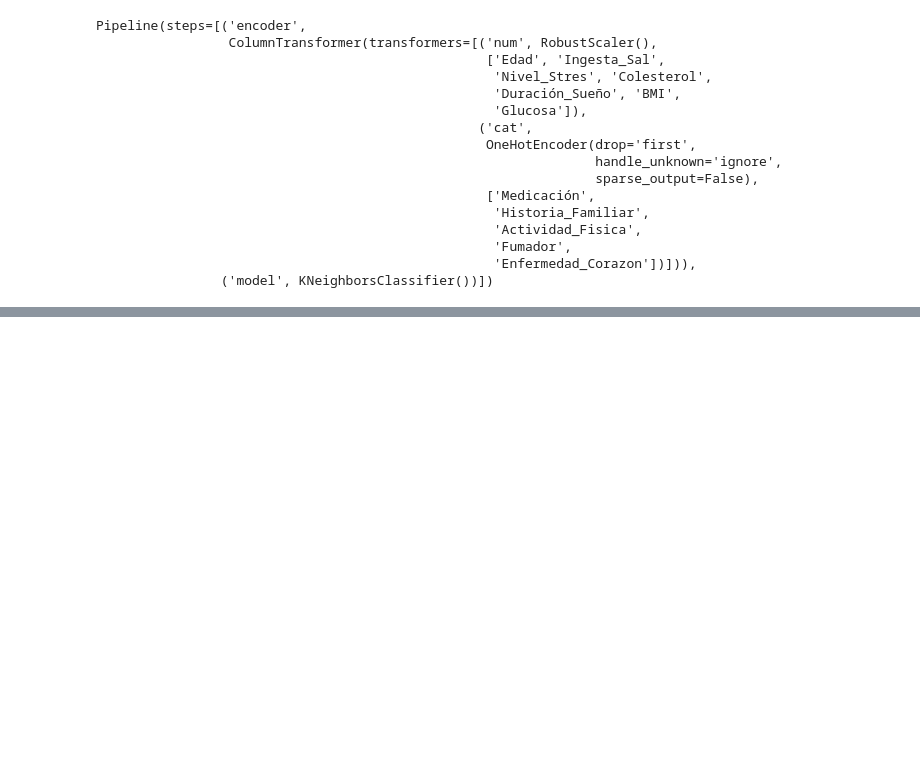
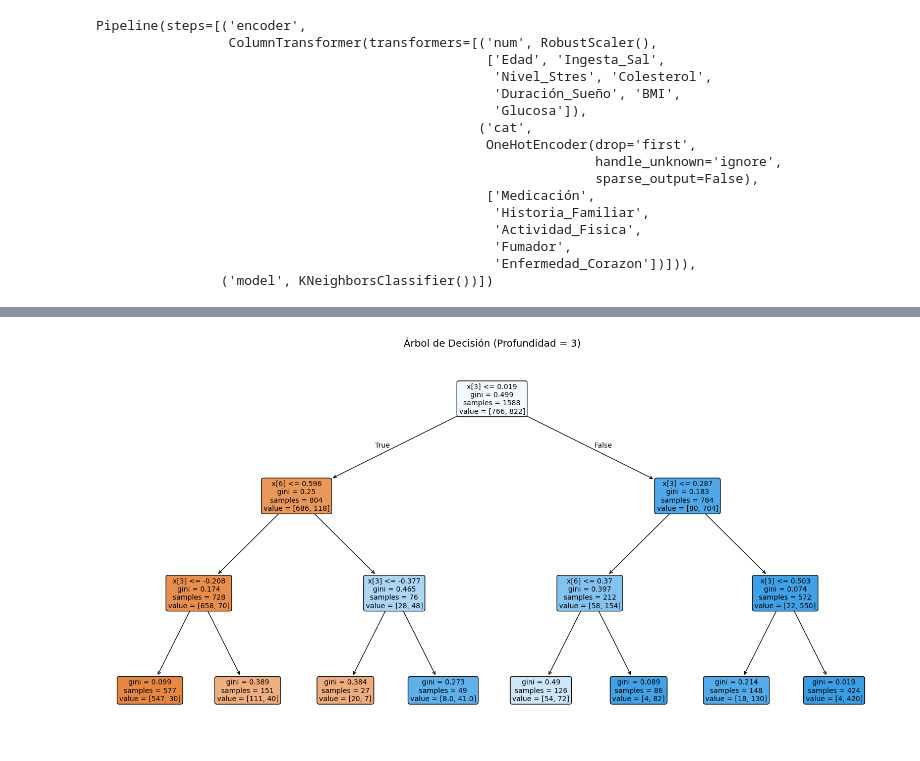
Before and after one commit to dacors-m/ml-principles, a Jupyter notebook: notebooks/stage-2/project-stage-2.ipynb, the cells around one changed output, grey strips where cells are left out. Saved outputs shown, nothing was run; the diff lists cells and outputs as text; code cells hidden in the pictures; blank space fills up the shorter version.

```diff
--- a/notebooks/stage-2/project-stage-2.ipynb
+++ b/notebooks/stage-2/project-stage-2.ipynb
@@ -207,4 +219,8 @@ Se codifican las variables categóricas en formato numérico. Se usa `drop='firs
 # %%
+lower = data['Colesterol'].quantile(0.01)
+upper = data['Colesterol'].quantile(0.99)
+data['Colesterol'] = data['Colesterol'].clip(lower, upper)
+
 numeric_transformer = RobustScaler()
 categorical_transformer = OneHotEncoder(drop='first', sparse_output=False, handle_unknown='ignore')
 # %% [markdown]
@@ -451,0 +722,2 @@ y_knn_pred = knn_model_pipeline.predict(x_test)
+# %%
+dst_3 = DecisionTreeClassifier(max_depth=3, min_samples_split=3, random_state=0)
@@ -451,0 +728,5 @@ y_knn_pred = knn_model_pipeline.predict(x_test)
+# %%
+dst_3_pipeline = Pipeline([
+    ('encoder', encoder),
+    ('model', dst_3)
+])
@@ -451,0 +737,2 @@ y_knn_pred = knn_model_pipeline.predict(x_test)
+# %%
+dst_3_pipeline.fit(x_train, y_train)
@@ -451,0 +762,7 @@ y_knn_pred = knn_model_pipeline.predict(x_test)
+# %%
+plt.figure(figsize=(20, 10))
+plot_tree(dst_3_pipeline.named_steps['model'], filled=True, rounded=True, fontsize=10)
+plt.title('Árbol de Decisión (Profundidad = 3)', fontsize=14)
+plt.show()
+# %% [output]
+[figure, added]
```
Also changed, not shown: parts of 51 cells of this notebook.
